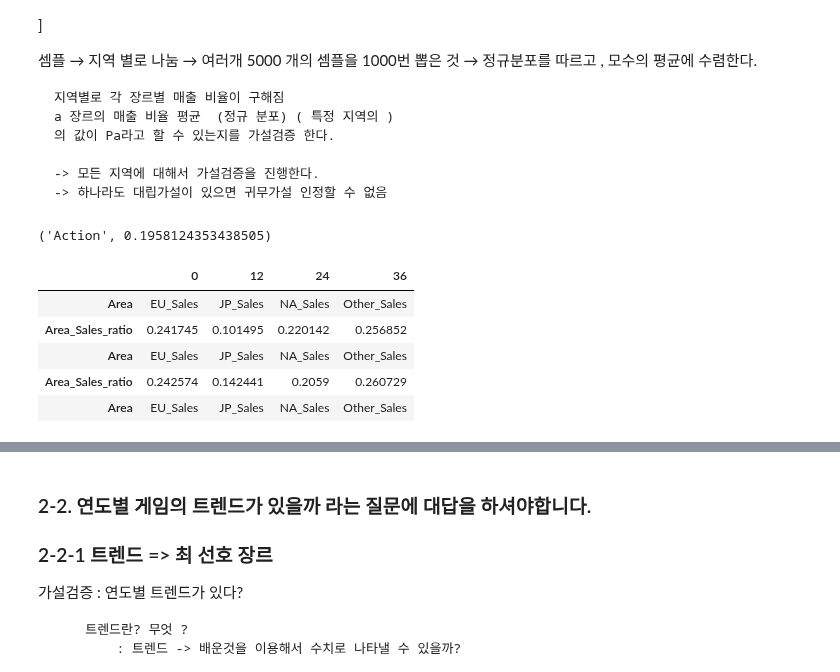
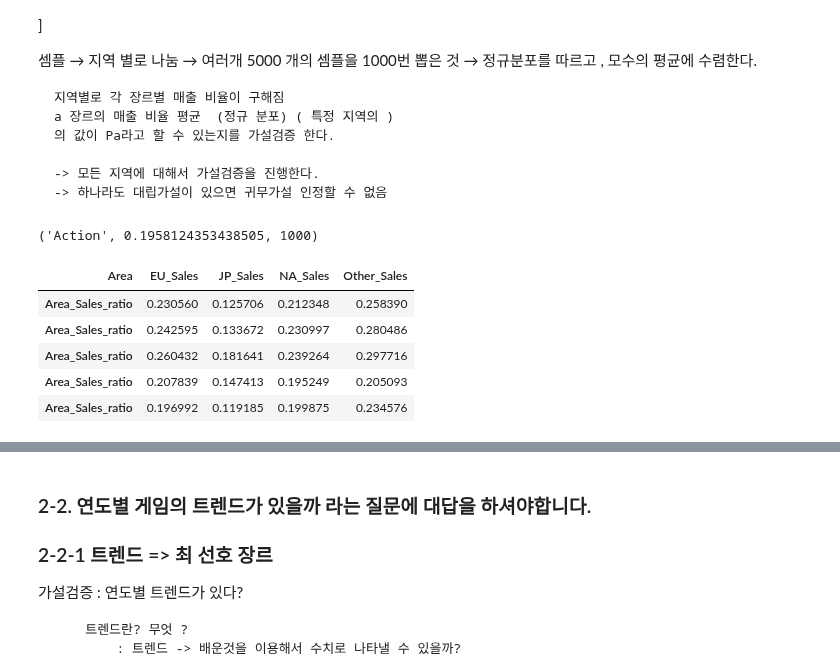
Before and after one commit to LamuneGitHub/A001_Python_Test, a Jupyter notebook: AI15_Prj_01/AI15-P1-이상필.ipynb, the cells around one changed output, grey strips where cells are left out. Cells and saved outputs as stored; diff of their text form; code cells hidden in the pictures.

```diff
--- a/AI15_Prj_01/AI15-P1-이상필.ipynb
+++ b/AI15_Prj_01/AI15-P1-이상필.ipynb
@@ -918,11 +960,12 @@ df_rslt_boot_01 = df_rslt_boot.mean().sort_values( ascending=False)
 # 목표값 확인
 fav_장르  = df_rslt_boot_01.index[0]
 fav_장르_매출비율 = df_rslt_boot_01.loc[fav_장르]
+lst_fav_장르_매출비율 = df_rslt_boot[fav_장르]
 
 
-(fav_장르 , fav_장르_매출비율)
+(fav_장르 , fav_장르_매출비율 , len(lst_fav_장르_매출비율))
 # %% [output]
-('Action', 0.1958124353438505)
+('Action', 0.1958124353438505, 1000)
 # %%
 # 지역 별   fav_장르 의 장르 비율 모수의 fav_장르_비율 과 같다고 할 수 있는지 검증
 
@@ -943,36 +986,38 @@ for i in range( 1000) :
     df_tmp = df_tmp_melt.groupby( by = [ 'Area' , 'Genre'] ).sum()
     df_sumSales_area = df_tmp_melt.groupby( by = [ 'Area' ] ).sum()
 
     # 목적 df 생성
     ## 지역 매출 합계 컬럼 추가
     # (TODO) 복합 인덱스에서 인덱스 값을 별도로 추출하는 방법은?
     lst_Area_all = ['NA_Sales' ,'EU_Sales' , 'JP_Sales' , 'Other_Sales']
     lis_Genre_all = df['Genre'].unique()
     df_tmp_rslt = pd.DataFrame() # 목적값을 담을 df
     df_tmp_rslt = df_tmp.copy()
     df_tmp_rslt = df_tmp_rslt.reset_index() # index를 컬럼으로 변환
 
     # 지역별 매출 컬럼 추가
     df_tmp_rslt['Area_Sales'] = df_tmp_rslt.Area.apply (
         lambda sel_Area : df_sumSales_area.loc[sel_Area]['Genre_Sales']
     )
 
     # 지역별 매출 비율 컬럼 추가
     #(TODO) apply로는 왜 안될까
     # df_tmp_rslt['Area_Sales_ratio'] = df_tmp_rslt.Area.apply (
     #     lambda sel_Area : df_tmp_rslt['Genre_Sales'] / df_tmp_rslt['Genre_Sales']
     # )
     df_tmp_rslt['Area_Sales_ratio'] = df_tmp_rslt['Genre_Sales'] / df_tmp_rslt['Area_Sales']
     df_tmp_rslt = df_tmp_rslt[ df_tmp_rslt.Genre == fav_장르][['Area','Area_Sales_ratio']]
+    df_tmp_rslt = df_tmp_rslt.set_index(['Area'] )
 
     # 결과 df에 이번 추출 결과를 담는다.
     df_rslt_boot = pd.concat( [df_rslt_boot, df_tmp_rslt.T] , axis= 0 )
 
+
 df_rslt_boot.head()
 # %% [output]
-|  | 0 | 12 | 24 | 36 |
 | Area | EU_Sales | JP_Sales | NA_Sales | Other_Sales |
-| Area_Sales_ratio | 0.241745 | 0.101495 | 0.220142 | 0.256852 |
-| Area | EU_Sales | JP_Sales | NA_Sales | Other_Sales |
-| Area_Sales_ratio | 0.242574 | 0.142441 | 0.2059 | 0.260729 |
-| Area | EU_Sales | JP_Sales | NA_Sales | Other_Sales |
+| Area_Sales_ratio | 0.230560 | 0.125706 | 0.212348 | 0.258390 |
+| Area_Sales_ratio | 0.242595 | 0.133672 | 0.230997 | 0.280486 |
+| Area_Sales_ratio | 0.260432 | 0.181641 | 0.239264 | 0.297716 |
+| Area_Sales_ratio | 0.207839 | 0.147413 | 0.195249 | 0.205093 |
+| Area_Sales_ratio | 0.196992 | 0.119185 | 0.199875 | 0.234576 |
```
Also changed, not shown: parts of 7 cells of this notebook.
